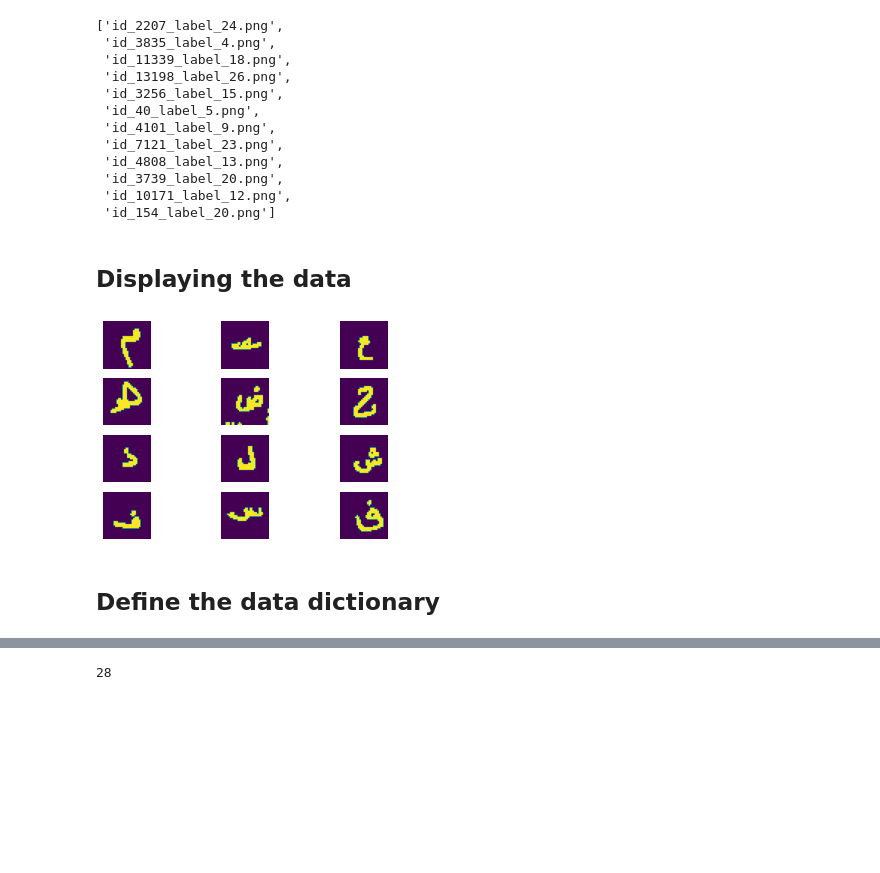
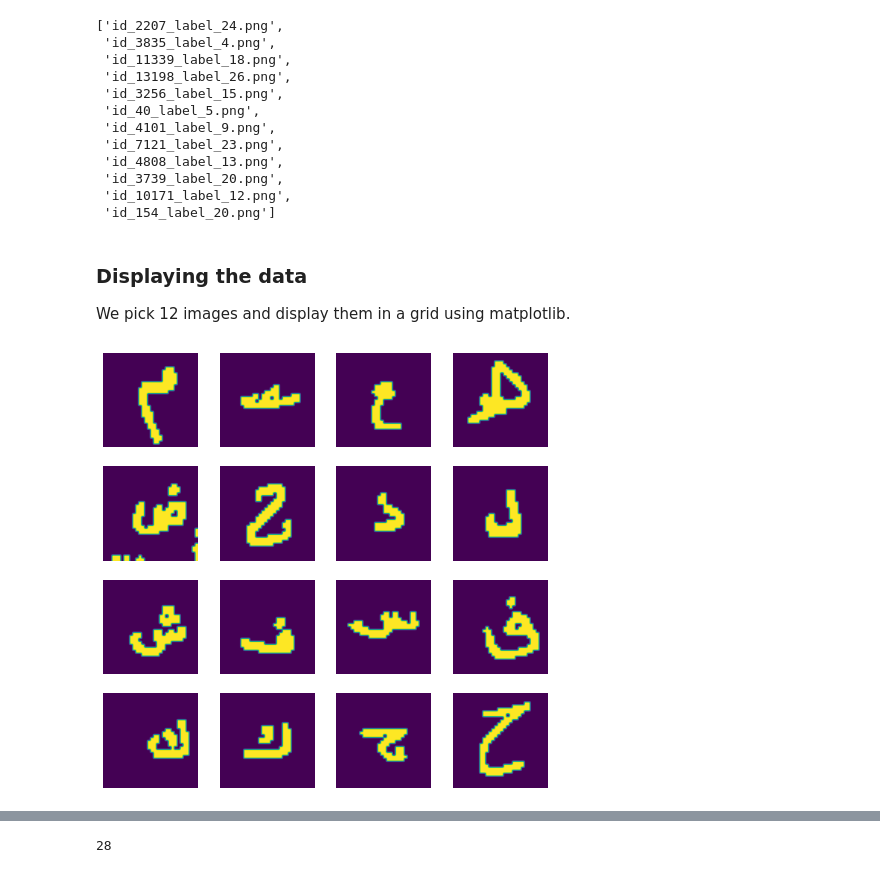
Before and after one commit to minus--/arabic-letters-tutorial, a Jupyter notebook: arabic_mnist_transfer.ipynb, the cells around one changed output, grey strips where cells are left out. Cells and saved outputs as stored; diff of their text form; code cells hidden in the pictures; blank space fills up the shorter version.

```diff
--- a/arabic_mnist_transfer.ipynb
+++ b/arabic_mnist_transfer.ipynb
@@ -36,4 +44,4 @@ Image(filename = "data/test_data/id_10_label_5.png", width = 32, height = 32)
 # %%
-directory = "./data/train_data"
-images = os.listdir(directory)[0:12]
+directory = "./data/train_data/"
+images = os.listdir(directory)
 # %%
@@ -51,17 +59,23 @@ images
  'id_3739_label_20.png',
  'id_10171_label_12.png',
  'id_154_label_20.png']
-# %% [markdown]
-## Displaying the data
-# %%
-thumbs = [plt.imread(os.path.join(directory,i)) for x, i in enumerate(images)]
-
-fig, axes = plt.subplots(4, 3, sharex=True, sharey=True)
-
-for img, ax in zip(thumbs, axes.flat):
-    ax.imshow(img)
-    ax.axis('off')
-# %% [output]
-[figure, removed]
-# %% [markdown]
-## Define the data dictionary
+# %% [markdown]
+### Displaying the data
+We pick 12 images and display them in a grid using matplotlib.
+# %%
+ncols = 4
+nrows = 4
+
+fig = plt.gcf()
+fig.set_size_inches(ncols*2, nrows*2)
+
+for i, img_path in enumerate(images[0:ncols*nrows]):
+    sp = plt.subplot(nrows, ncols, i + 1)
+    sp.axis('Off') # Disable axes display
+
+    img = mpimg.imread(directory+img_path)
+    plt.imshow(img)
+
+plt.show()
+# %% [output]
+[figure, added]
```
Also changed, not shown: parts of 28 cells of this notebook, 2 other files.
